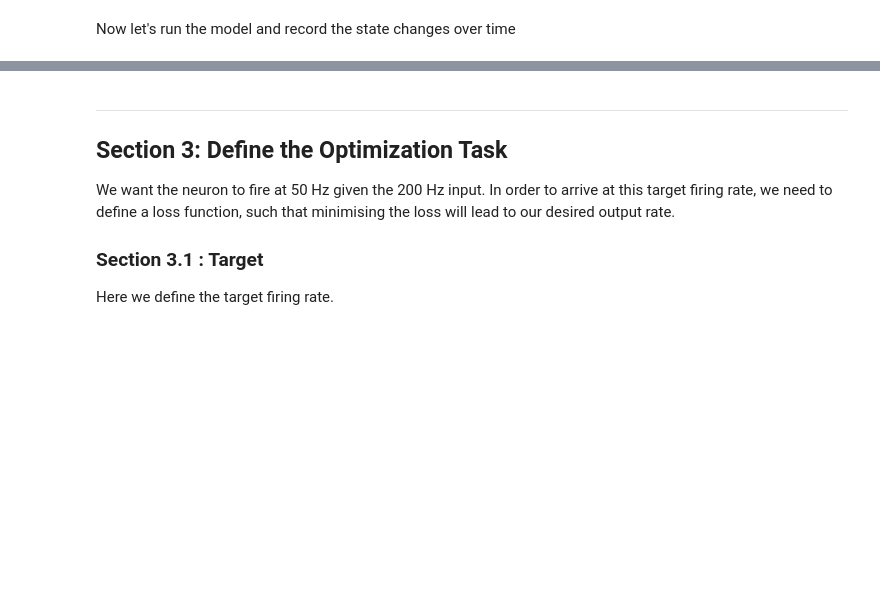
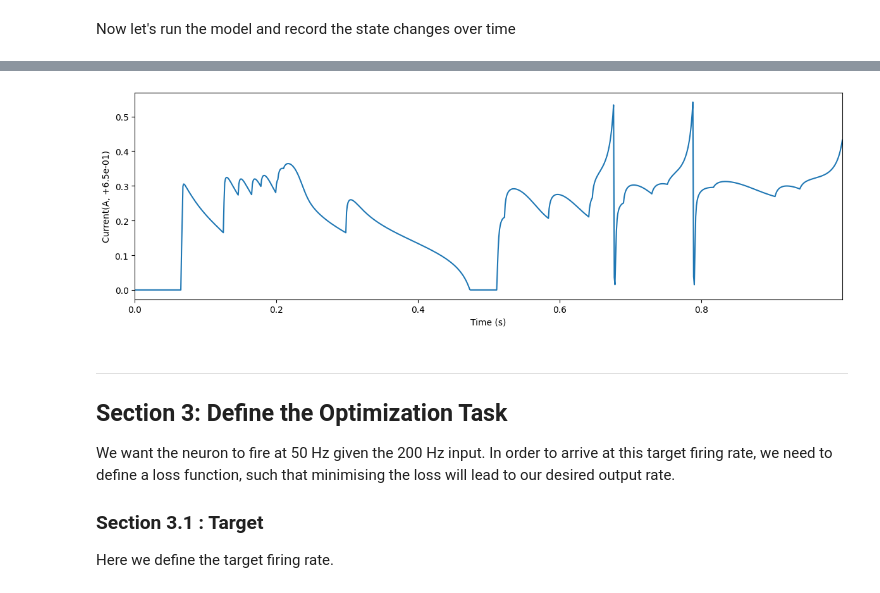
Before and after one commit to synsense/rockpool, a Jupyter notebook: docs/devices/DynapSE/spike_rate.ipynb, the cells around one changed output, grey strips where cells are left out. Saved outputs shown, nothing was run; the diff lists cells and outputs as text; code cells hidden in the pictures; blank space fills up the shorter version.

```diff
--- a/docs/devices/DynapSE/spike_rate.ipynb
+++ b/docs/devices/DynapSE/spike_rate.ipynb
@@ -143,3 +144,7 @@ Figure.plot_Ix(rd["Imem"][:,0]);
+# %%
+Figure.plot_Ix(rd["Vmem"][:,0]);
+# %% [output]
+[figure, added]
 # %% [markdown]
 ---
 ## Section 3: Define the Optimization Task
```
Also changed, not shown: parts of 24 cells of this notebook.
